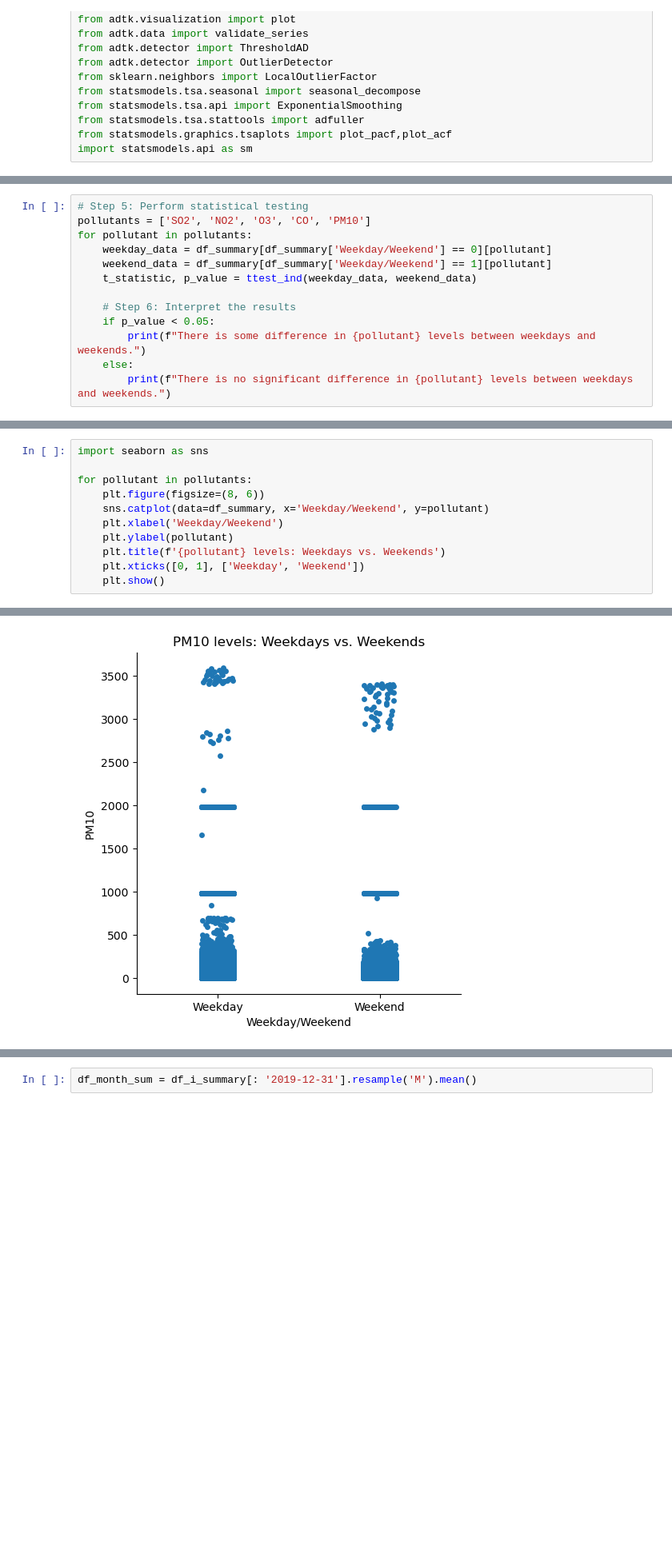
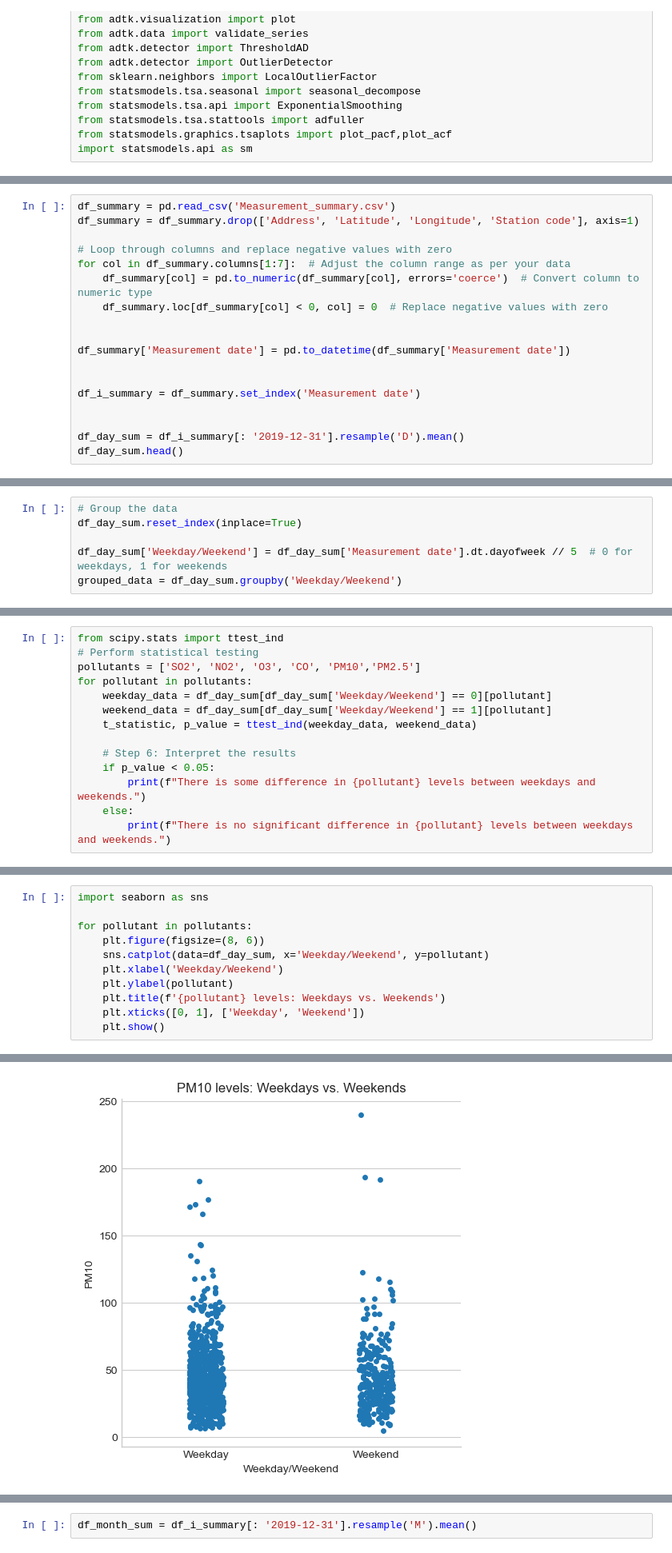
Before and after one commit to alpysbayev/test-task_DS-DE, a Jupyter notebook: ds-bi.ipynb, the cells around one changed output, grey strips where cells are left out. Shown at 80% size. Saved outputs shown, nothing was run; the diff lists cells and outputs as text; blank space fills up the shorter version.

Commit message:
correct weekdays with removing hours

```diff
--- a/ds-bi.ipynb
+++ b/ds-bi.ipynb
@@ -40,0 +38,18 @@ grouped_data = df_summary.groupby('Weekday/Weekend')
+# %%
+df_summary = pd.read_csv('Measurement_summary.csv')
+df_summary = df_summary.drop(['Address', 'Latitude', 'Longitude', 'Station code'], axis=1)
+
+# Loop through columns and replace negative values with zero
+for col in df_summary.columns[1:7]:  # Adjust the column range as per your data
+    df_summary[col] = pd.to_numeric(df_summary[col], errors='coerce')  # Convert column to numeric type
+    df_summary.loc[df_summary[col] < 0, col] = 0  # Replace negative values with zero
+
+
+df_summary['Measurement date'] = pd.to_datetime(df_summary['Measurement date'])
+
+
+df_i_summary = df_summary.set_index('Measurement date')
+
+
+df_day_sum = df_i_summary[: '2019-12-31'].resample('D').mean()
+df_day_sum.head()
@@ -40,0 +64,6 @@ grouped_data = df_summary.groupby('Weekday/Weekend')
+# %%
+# Group the data
+df_day_sum.reset_index(inplace=True)
+
+df_day_sum['Weekday/Weekend'] = df_day_sum['Measurement date'].dt.dayofweek // 5  # 0 for weekdays, 1 for weekends
+grouped_data = df_day_sum.groupby('Weekday/Weekend')
@@ -41,9 +84,10 @@ grouped_data = df_summary.groupby('Weekday/Weekend')
 # %%
-# Step 5: Perform statistical testing
-pollutants = ['SO2', 'NO2', 'O3', 'CO', 'PM10']
+from scipy.stats import ttest_ind
+# Perform statistical testing
+pollutants = ['SO2', 'NO2', 'O3', 'CO', 'PM10','PM2.5']
 for pollutant in pollutants:
-    weekday_data = df_summary[df_summary['Weekday/Weekend'] == 0][pollutant]
-    weekend_data = df_summary[df_summary['Weekday/Weekend'] == 1][pollutant]
+    weekday_data = df_day_sum[df_day_sum['Weekday/Weekend'] == 0][pollutant]
+    weekend_data = df_day_sum[df_day_sum['Weekday/Weekend'] == 1][pollutant]
     t_statistic, p_value = ttest_ind(weekday_data, weekend_data)
 
     # Step 6: Interpret the results
@@ -62,7 +107,7 @@ import seaborn as sns
 
 for pollutant in pollutants:
     plt.figure(figsize=(8, 6))
-    sns.catplot(data=df_summary, x='Weekday/Weekend', y=pollutant)
+    sns.catplot(data=df_day_sum, x='Weekday/Weekend', y=pollutant)
     plt.xlabel('Weekday/Weekend')
     plt.ylabel(pollutant)
     plt.title(f'{pollutant} levels: Weekdays vs. Weekends')
@@ -80,2 +125,2 @@ for pollutant in pollutants:
 <Figure size 800x600 with 0 Axes>
-[figure, old version]
+[figure, new version]
```
Also changed, not shown: parts of 5 cells of this notebook.
